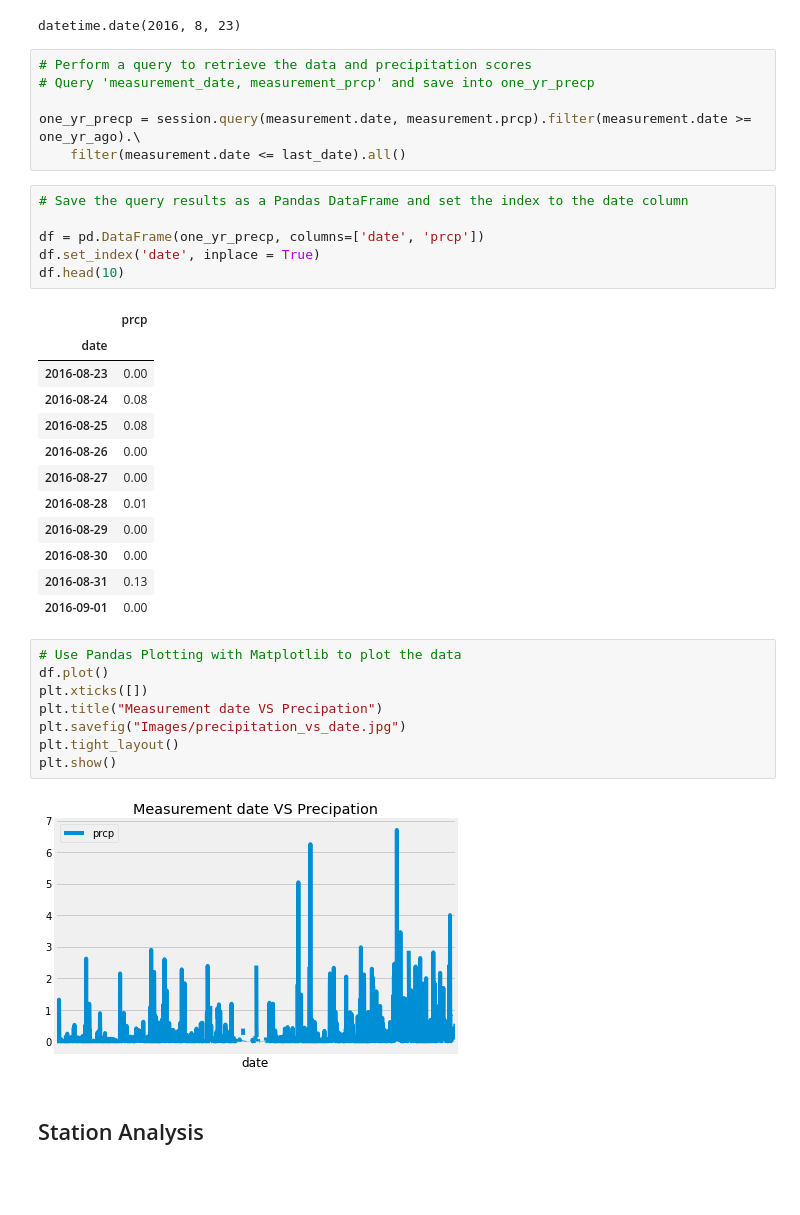
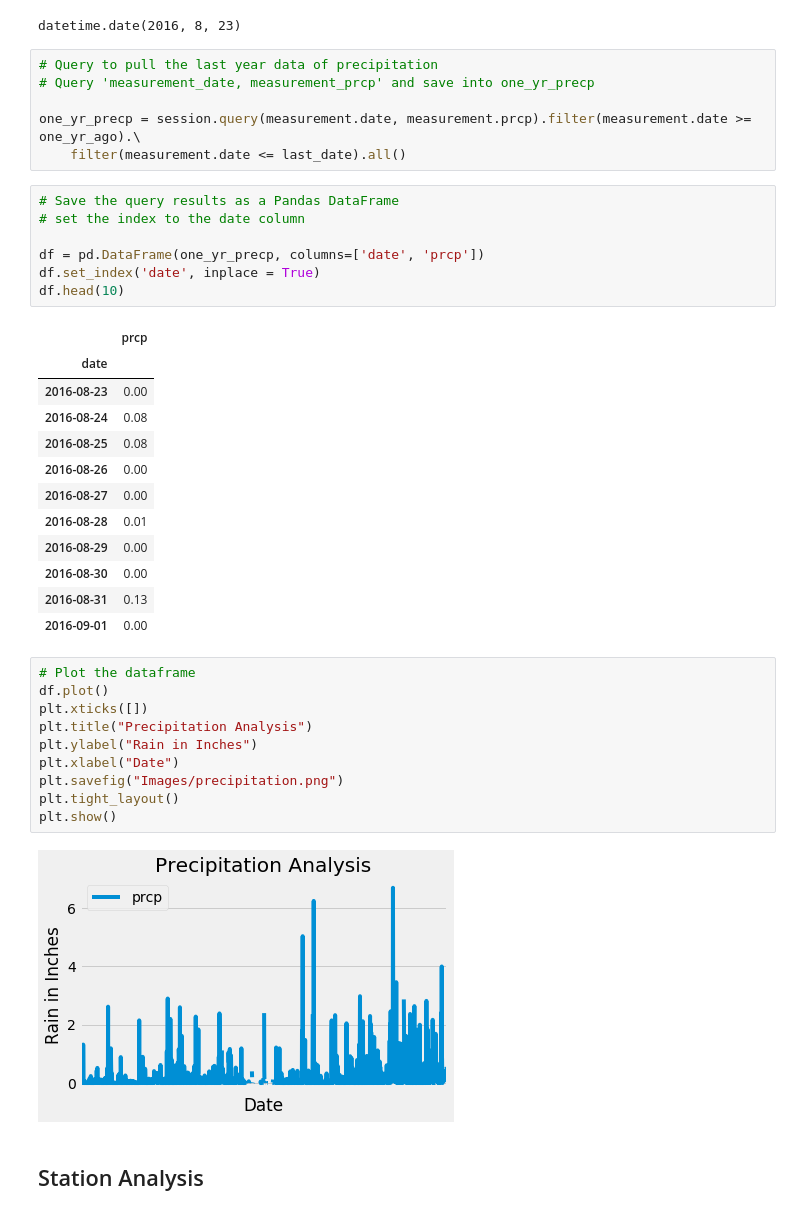
Before and after one commit to elstan-tmk/sqlalchemy-challenge, a Jupyter notebook: climate_starter.ipynb, the cells around one changed output. Drawn from its saved outputs; the diff is of its cells as text; blank space fills up the shorter version.

```diff
--- a/climate_starter.ipynb
+++ b/climate_starter.ipynb
@@ -51,13 +63,14 @@ one_yr_ago
 # %% [output]
 datetime.date(2016, 8, 23)
 # %%
-# Perform a query to retrieve the data and precipitation scores
+# Query to pull the last year data of precipitation
 # Query 'measurement_date, measurement_prcp' and save into one_yr_precp
 
 one_yr_precp = session.query(measurement.date, measurement.prcp).filter(measurement.date >= one_yr_ago).\
     filter(measurement.date <= last_date).all()
 # %%
-# Save the query results as a Pandas DataFrame and set the index to the date column
+# Save the query results as a Pandas DataFrame
+# set the index to the date column
 
 df = pd.DataFrame(one_yr_precp, columns=['date', 'prcp'])
 df.set_index('date', inplace = True)
@@ -76,15 +89,17 @@ df.head(10)
 | 2016-08-31 | 0.13 |
 | 2016-09-01 | 0.00 |
 # %%
-# Use Pandas Plotting with Matplotlib to plot the data
+# Plot the dataframe
 df.plot()
 plt.xticks([])
-plt.title("Measurement date VS Precipation")
-plt.savefig("Images/precipitation_vs_date.jpg")
+plt.title("Precipitation Analysis")
+plt.ylabel("Rain in Inches")
+plt.xlabel("Date")
+plt.savefig("Images/precipitation.png")
 plt.tight_layout()
 plt.show()
 # %% [output]
-[figure, old version]
+[figure, new version]
 # %% [markdown]
 ## Station Analysis
 # %%
```
Also changed, not shown: parts of 4 cells of this notebook, 5 other files.
